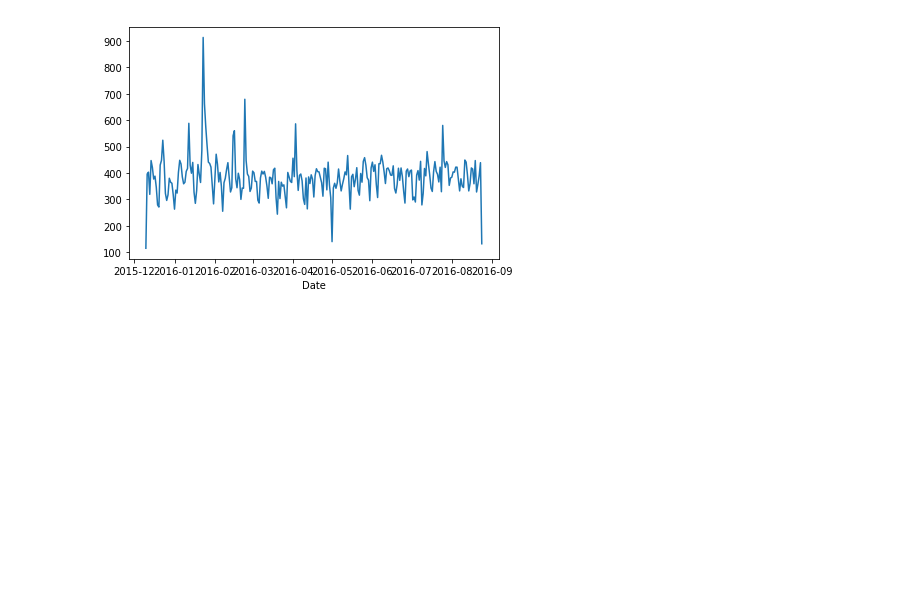
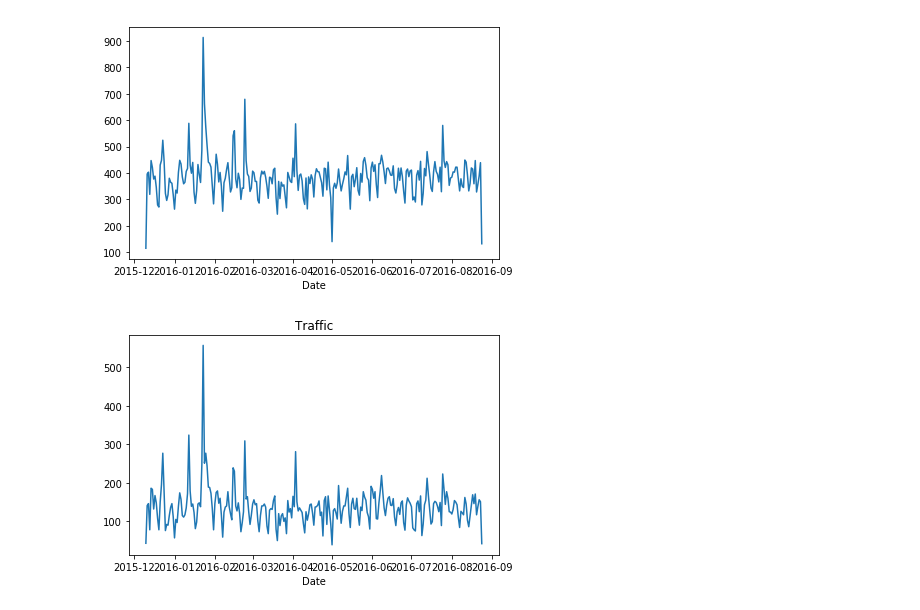
Before and after one commit to mertdotcc/ds-projects, a Jupyter notebook: 911-calls-project/911-calls-project.ipynb, the cells around one changed output. Drawn from its saved outputs; the diff is of its cells as text; code cells hidden in the pictures; blank space fills up the shorter version.

```diff
--- a/911-calls-project/911-calls-project.ipynb
+++ b/911-calls-project/911-calls-project.ipynb
@@ -239,3 +239,9 @@ df.groupby('Date').count()['lat'].plot()
 plt.tight_layout()
 # %% [output]
 [figure]
+# %%
+df[df['Reason'] == 'Traffic'].groupby('Date').count()['lat'].plot()
+plt.title('Traffic')
+plt.tight_layout()
+# %% [output]
+[figure, added]
```
Also changed, not shown: parts of 8 cells of this notebook.
